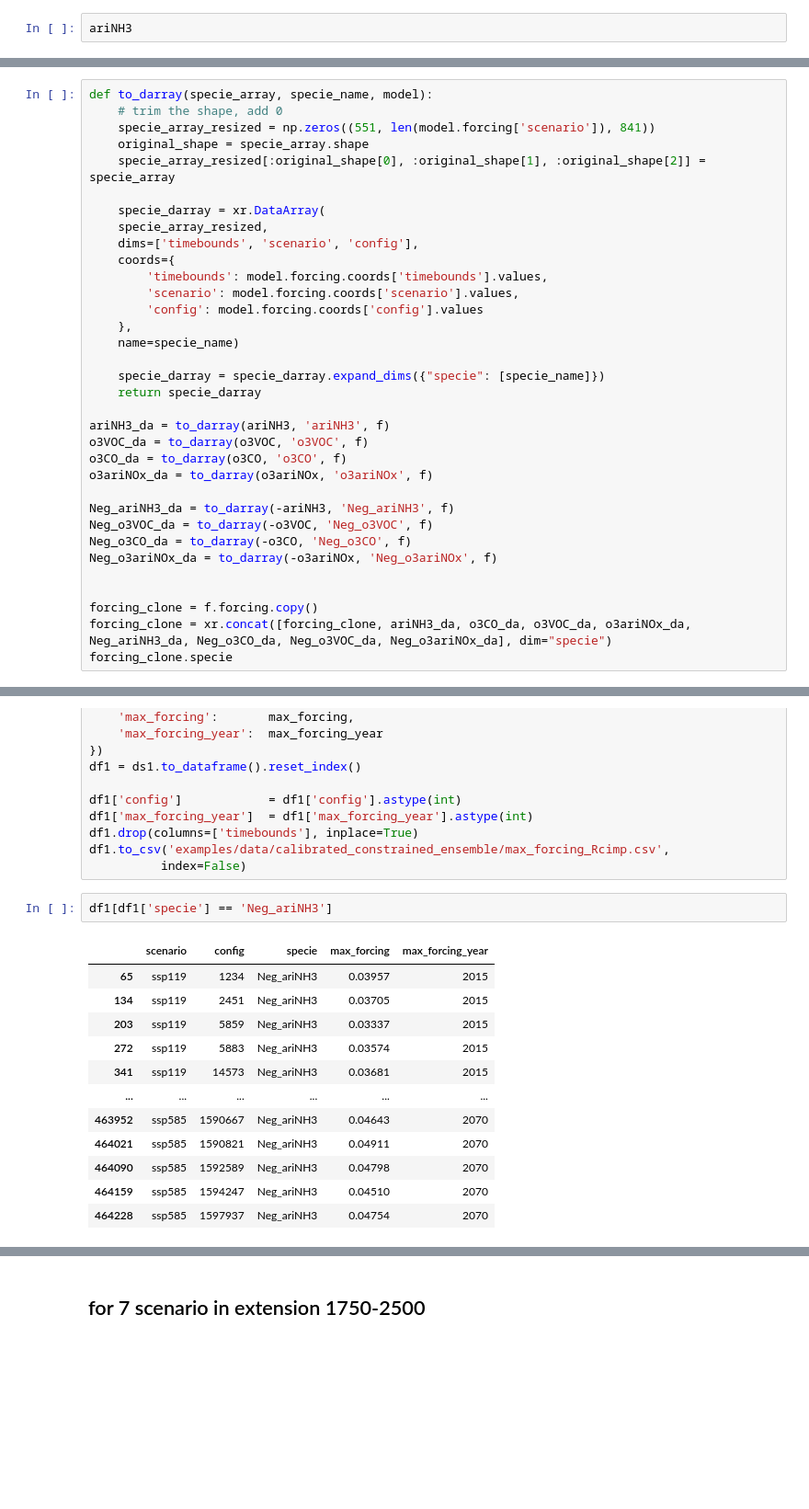
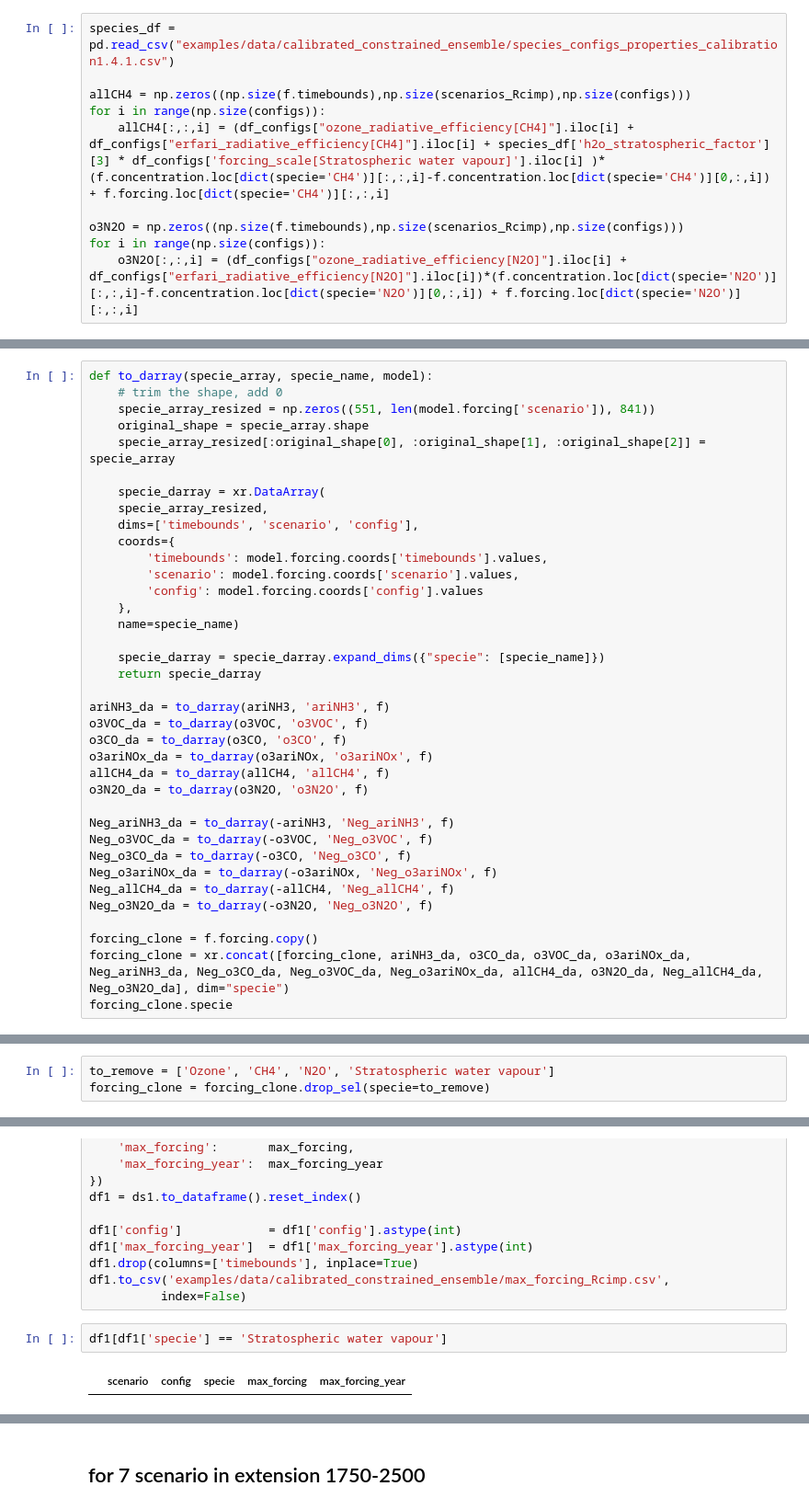
Before and after one commit to xuxingcheng/FAIR-emission-climate-model, a Jupyter notebook: Max Forcing Analysis.ipynb, the cells around one changed output, grey strips where cells are left out. Shown at 92% size. Cells and saved outputs as stored; diff of their text form; blank space fills up the shorter version.

```diff
--- a/Max Forcing Analysis.ipynb
+++ b/Max Forcing Analysis.ipynb
@@ -139,4 +141,12 @@ o3ariNOx = np.zeros((np.size(f.timepoints),np.size(scenarios_Rcimp),np.size(conf
 for i in range(np.size(configs)):
     o3ariNOx[:,:,i] = (df_configs["ozone_radiative_efficiency[NOx]"].iloc[i]+df_configs["erfari_radiative_efficiency[NOx]"].iloc[i])*(f.emissions.loc[dict(specie='NOx')][:,:,i]-f.emissions.loc[dict(specie='NOx')][0,:,i])
 # %%
-ariNH3
+species_df = pd.read_csv("examples/data/calibrated_constrained_ensemble/species_configs_properties_calibration1.4.1.csv")
+
+allCH4 = np.zeros((np.size(f.timebounds),np.size(scenarios_Rcimp),np.size(configs)))
+for i in range(np.size(configs)):
+    allCH4[:,:,i] = (df_configs["ozone_radiative_efficiency[CH4]"].iloc[i] + df_configs["erfari_radiative_efficiency[CH4]"].iloc[i] + species_df['h2o_stratospheric_factor'][3] * df_configs['forcing_scale[Stratospheric water vapour]'].iloc[i] )*(f.concentration.loc[dict(specie='CH4')][:,:,i]-f.concentration.loc[dict(specie='CH4')][0,:,i]) + f.forcing.loc[dict(specie='CH4')][:,:,i]
+
+o3N2O = np.zeros((np.size(f.timebounds),np.size(scenarios_Rcimp),np.size(configs)))
+for i in range(np.size(configs)):
+    o3N2O[:,:,i] = (df_configs["ozone_radiative_efficiency[N2O]"].iloc[i] + df_configs["erfari_radiative_efficiency[N2O]"].iloc[i])*(f.concentration.loc[dict(specie='N2O')][:,:,i]-f.concentration.loc[dict(specie='N2O')][0,:,i]) + f.forcing.loc[dict(specie='N2O')][:,:,i]
@@ -182,14 +176,17 @@ ariNH3_da = to_darray(ariNH3, 'ariNH3', f)
 o3VOC_da = to_darray(o3VOC, 'o3VOC', f)
 o3CO_da = to_darray(o3CO, 'o3CO', f)
 o3ariNOx_da = to_darray(o3ariNOx, 'o3ariNOx', f)
+allCH4_da = to_darray(allCH4, 'allCH4', f)
+o3N2O_da = to_darray(o3N2O, 'o3N2O', f)
 
 Neg_ariNH3_da = to_darray(-ariNH3, 'Neg_ariNH3', f)
 Neg_o3VOC_da = to_darray(-o3VOC, 'Neg_o3VOC', f)
 Neg_o3CO_da = to_darray(-o3CO, 'Neg_o3CO', f)
 Neg_o3ariNOx_da = to_darray(-o3ariNOx, 'Neg_o3ariNOx', f)
-
+Neg_allCH4_da = to_darray(-allCH4, 'Neg_allCH4', f)
+Neg_o3N2O_da = to_darray(-o3N2O, 'Neg_o3N2O', f)
 
 forcing_clone = f.forcing.copy()
-forcing_clone = xr.concat([forcing_clone, ariNH3_da, o3CO_da, o3VOC_da, o3ariNOx_da, Neg_ariNH3_da, Neg_o3CO_da, Neg_o3VOC_da, Neg_o3ariNOx_da], dim="specie")
+forcing_clone = xr.concat([forcing_clone, ariNH3_da, o3CO_da, o3VOC_da, o3ariNOx_da, Neg_ariNH3_da, Neg_o3CO_da, Neg_o3VOC_da, Neg_o3ariNOx_da, allCH4_da, o3N2O_da, Neg_allCH4_da, Neg_o3N2O_da], dim="specie")
 forcing_clone.specie
 # %% [output]
@@ -212,0 +213,3 @@ Coordinates:
+# %%
+to_remove = ['Ozone', 'CH4', 'N2O', 'Stratospheric water vapour']
+forcing_clone = forcing_clone.drop_sel(specie=to_remove)
@@ -227,17 +232,6 @@ df1.drop(columns=['timebounds'], inplace=True)
 df1.to_csv('examples/data/calibrated_constrained_ensemble/max_forcing_Rcimp.csv',
           index=False)
 # %%
-df1[df1['specie'] == 'Neg_ariNH3']
+df1[df1['specie'] == 'Stratospheric water vapour']
 # %% [output]
 |  | scenario | config | specie | max_forcing | max_forcing_year |
-| 65 | ssp119 | 1234 | Neg_ariNH3 | 0.03957 | 2015 |
-| 134 | ssp119 | 2451 | Neg_ariNH3 | 0.03705 | 2015 |
-| 203 | ssp119 | 5859 | Neg_ariNH3 | 0.03337 | 2015 |
-| 272 | ssp119 | 5883 | Neg_ariNH3 | 0.03574 | 2015 |
-| 341 | ssp119 | 14573 | Neg_ariNH3 | 0.03681 | 2015 |
-| ... | ... | ... | ... | ... | ... |
-| 463952 | ssp585 | 1590667 | Neg_ariNH3 | 0.04643 | 2070 |
-| 464021 | ssp585 | 1590821 | Neg_ariNH3 | 0.04911 | 2070 |
-| 464090 | ssp585 | 1592589 | Neg_ariNH3 | 0.04798 | 2070 |
-| 464159 | ssp585 | 1594247 | Neg_ariNH3 | 0.04510 | 2070 |
-| 464228 | ssp585 | 1597937 | Neg_ariNH3 | 0.04754 | 2070 |
```
Also changed, not shown: parts of 21 cells of this notebook, 4 other files.
